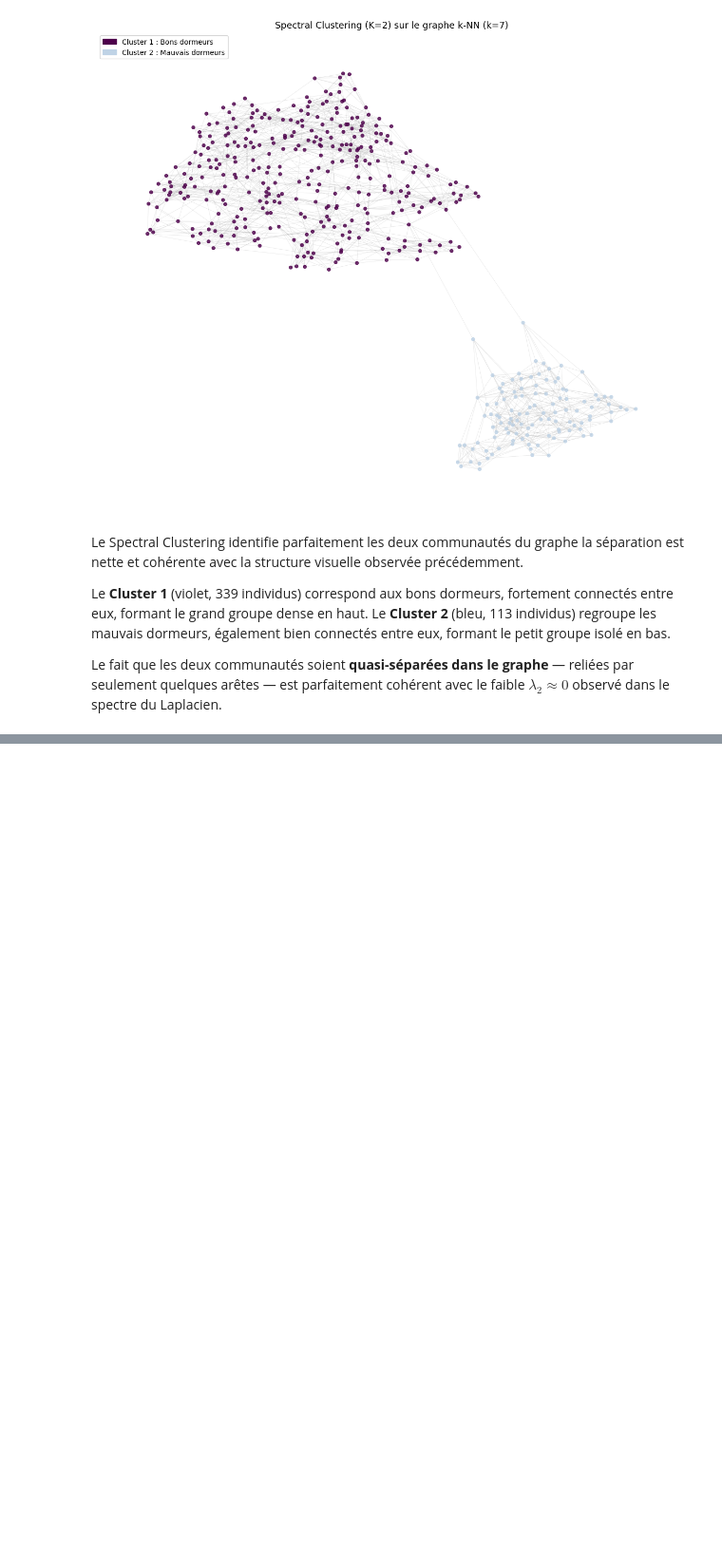
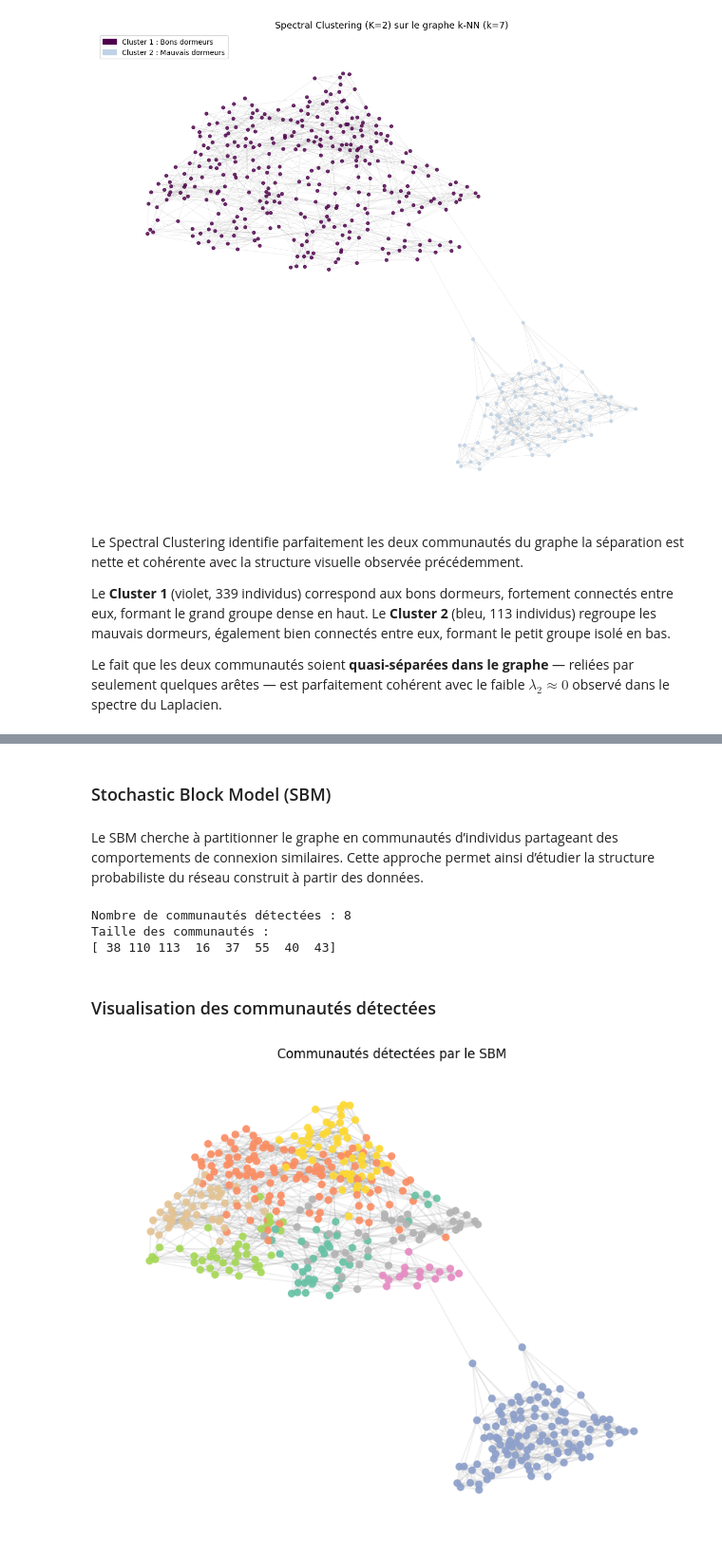
Before and after one commit to AhmedBousbih/Projet-analyse-de-donn-es, a Jupyter notebook: Projet_Analyse_de_données.ipynb, the cells around one changed output, grey strips where cells are left out. Shown at 95% size. Saved outputs shown, nothing was run; the diff lists cells and outputs as text; code cells hidden in the pictures; blank space fills up the shorter version.

```diff
--- a/Projet_Analyse_de_données.ipynb
+++ b/Projet_Analyse_de_données.ipynb
@@ -1435,0 +1551,58 @@ le faible $\lambda_2 \approx 0$ observé dans le spectre du Laplacien.
+# %% [markdown]
+### Stochastic Block Model (SBM)
+# %% [markdown]
+Le SBM cherche à partitionner le graphe en communautés d’individus partageant des comportements de connexion similaires. Cette approche permet ainsi d’étudier la structure probabiliste du réseau construit à partir des données.
+# %%
+from graspologic.models import SBMEstimator
+
+# Matrice d’adjacence du graphe k-NN
+adj_matrix = nx.to_numpy_array(G)
+
+# Modèle SBM
+sbm = SBMEstimator(
+    directed=False,
+    loops=False
+)
+
+# Ajustement du modèle sur le graphe
+sbm.fit(adj_matrix)
+
+# Communautés détectées
+labels_sbm = sbm.vertex_assignments_
+
+print("Nombre de communautés détectées :", len(np.unique(labels_sbm)))
+
+print("Taille des communautés :")
+print(np.bincount(labels_sbm))
+# %% [output]
+Nombre de communautés détectées : 8
+Taille des communautés :
+[ 38 110 113  16  37  55  40  43]
+# %% [markdown]
+### Visualisation des communautés détectées
+# %%
+plt.figure(figsize=(10,8))
+
+pos = nx.spring_layout(G, seed=42)
+
+nx.draw_networkx_nodes(
+    G,
+    pos,
+    node_color=labels_sbm,
+    cmap='Set2',
+    node_size=40,
+    alpha=0.9
+)
+
+nx.draw_networkx_edges(
+    G,
+    pos,
+    alpha=0.15,
+    edge_color='gray'
+)
+
+plt.title("Communautés détectées par le SBM")
+plt.axis('off')
+plt.show()
+# %% [output]
+[figure, added]
```
Also changed, not shown: parts of 15 cells of this notebook.
